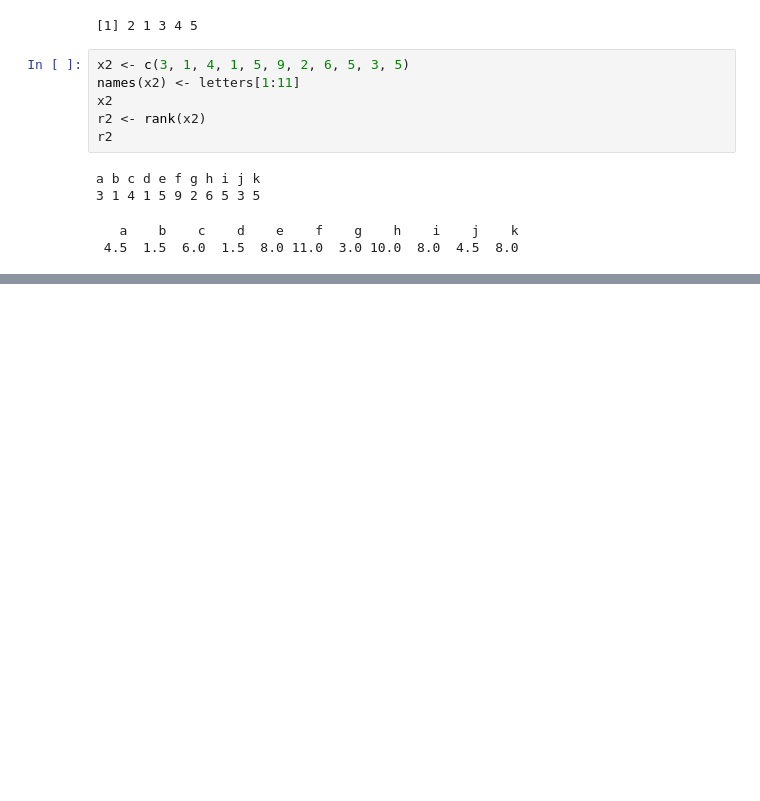
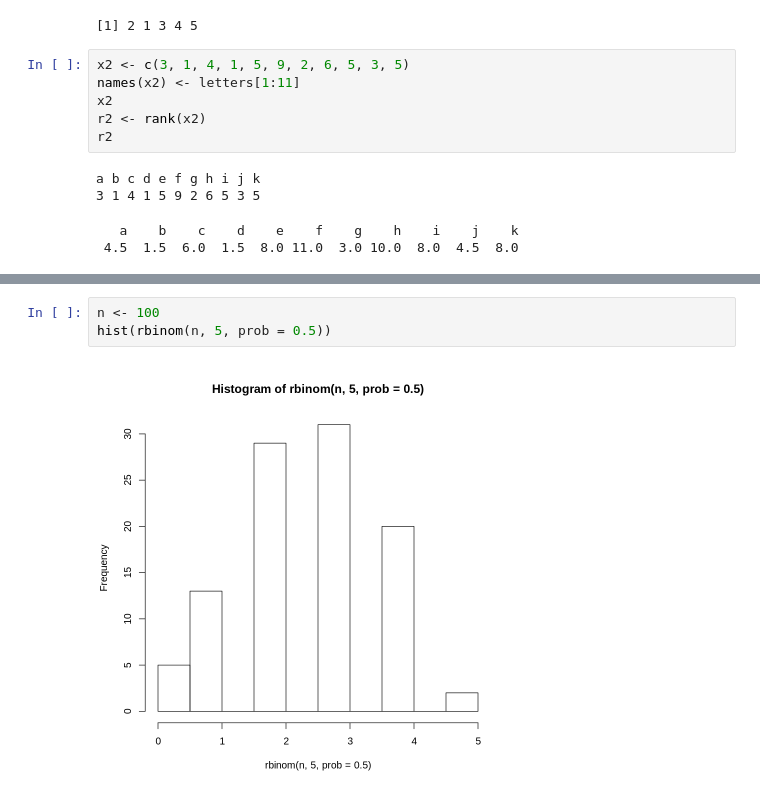
Before and after one commit to gyujin0450/RPRG, a Jupyter notebook: p124_주요내장함수.ipynb, the cells around one changed output, grey strips where cells are left out. Drawn from its saved outputs; the diff is of its cells as text; blank space fills up the shorter version.

```diff
--- a/p124_주요내장함수.ipynb
+++ b/p124_주요내장함수.ipynb
@@ -218,0 +244,5 @@ stopifnot(all(rx[,1] == rx))
+# %%
+n <- 100
+hist(rbinom(n, 5, prob = 0.5))
+# %% [output]
+[figure, added]
```
Also changed, not shown: parts of 15 cells of this notebook.
